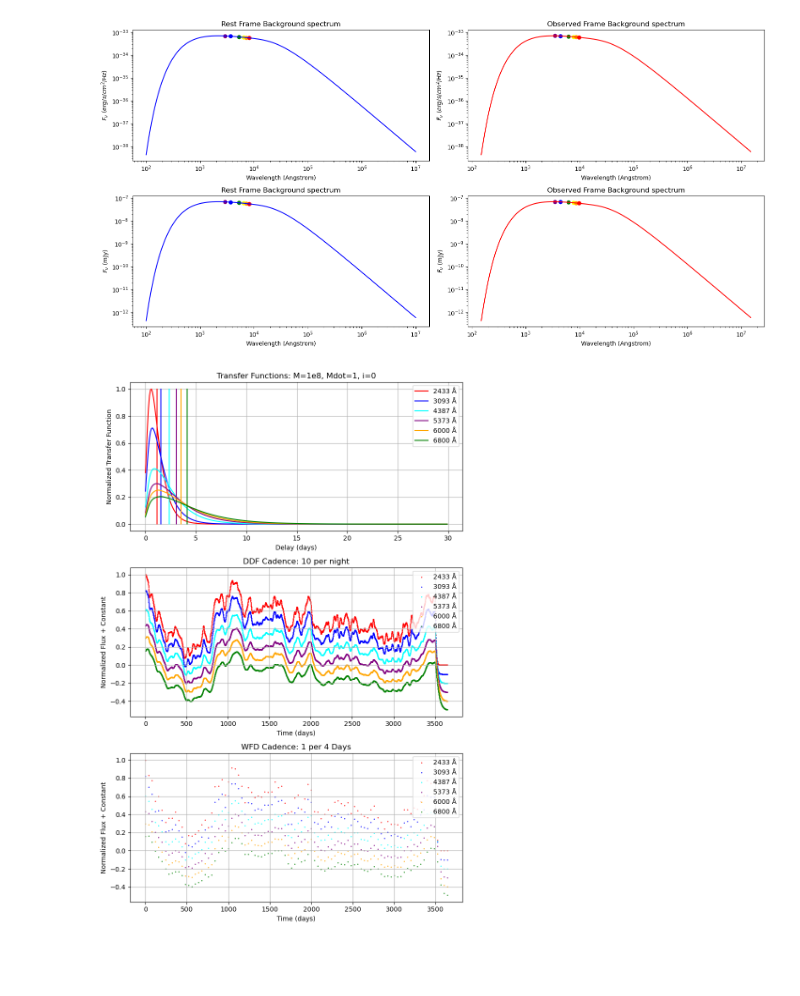
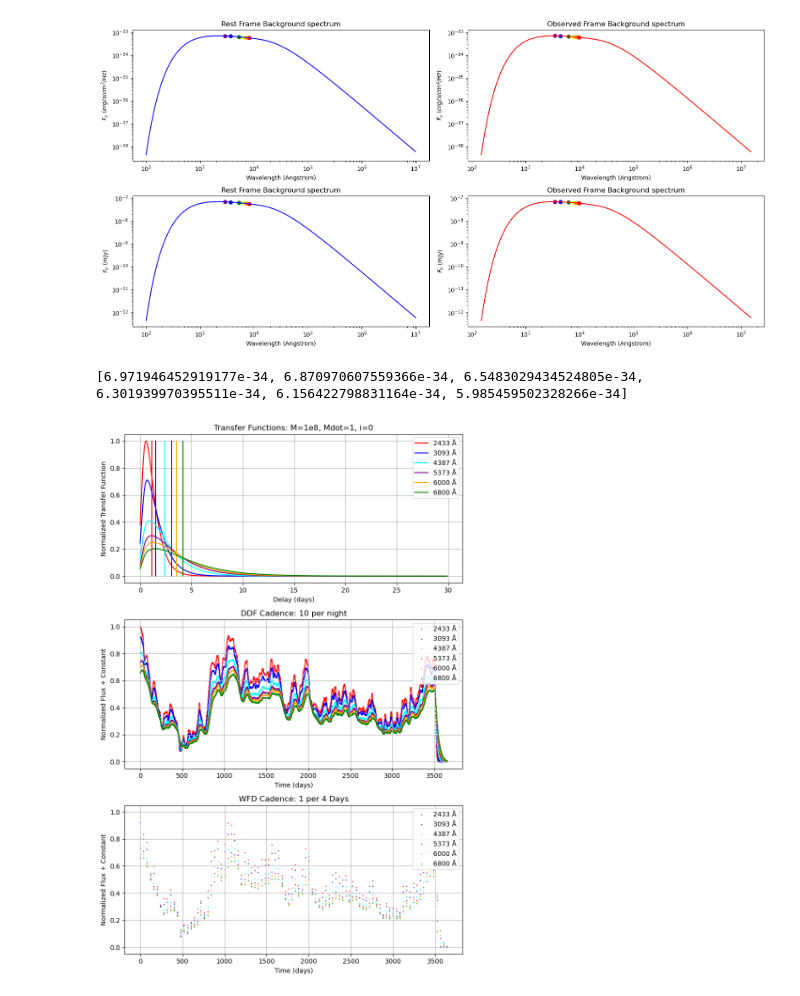
Before and after one commit to Nikko171/Dissertation_code, a Jupyter notebook: light_curves_pipeline.ipynb, the cells around one changed output. Drawn from its saved outputs; the diff is of its cells as text; code cells hidden in the pictures; blank space fills up the shorter version.

Commit message:
First attempt to scaling the light curves
Using the flux variation fraction from Fausnaugh 2016 and continuum spectrum in mJy

```diff
--- a/light_curves_pipeline.ipynb
+++ b/light_curves_pipeline.ipynb
@@ -547,6 +547,10 @@ plt.tight_layout()
 plt.show()
 # %% [output]
 [figure]
+# %%
+print(background_L)
+# %% [output]
+[6.971946452919177e-34, 6.870970607559366e-34, 6.5483029434524805e-34, 6.301939970395511e-34, 6.156422798831164e-34, 5.985459502328266e-34]
 # %%
 # Define the list of wavelengths
 wavref = [3650,4640,6580,8060,9000,10200]
@@ -593,38 +597,40 @@ for i, wav in enumerate(wav_list):
     axs[0].plot([mean,mean],[0.0,1.0],color=color[i],label=None)
 
     # Plot the convolved light curve
-    axs[1].scatter(days[::1], normalize_convolved_light_curve[::1]-i*0.1,s=0.5,color=color[i], label=f'{int(wav)} Å')
-    axs[2].scatter(days[::40], normalize_convolved_light_curve[::40]-i*0.1,s=0.5,color=color[i], label=f'{int(wav)} Å')
-    #axs[1].scatter(days[::1], normalize_convolved_light_curve[::1]+background_L[i],s=0.5,color=color[i], label=f'{int(wav)} Å')
-    #axs[2].scatter(days[::40], normalize_convolved_light_curve[::40]+background_L[i],s=0.5,color=color[i], label=f'{int(wav)} Å')
+    #axs[1].scatter(days[::1], normalize_convolved_light_curve[::1]-i*0.16,s=0.5,color=color[i], label=f'{int(wav)} Å')
+    #axs[2].scatter(days[::40], normalize_convolved_light_curve[::40]-i*0.1,s=0.5,color=color[i], label=f'{int(wav)} Å')
+    #axs[1].scatter(days[::1], normalize_convolved_light_curve[::1],s=0.5,color=color[i], label=f'{int(wav)} Å')
+    #axs[2].scatter(days[::40], normalize_convolved_light_curve[::40],s=0.5,color=color[i], label=f'{int(wav)} Å')
+    axs[1].scatter(days[::1], normalize_convolved_light_curve[::1]+background_L[i],s=0.5,color=color[i], label=f'{int(wav)} Å')
+    axs[2].scatter(days[::40], normalize_convolved_light_curve[::40]+background_L[i],s=0.5,color=color[i], label=f'{int(wav)} Å')
 
     with open( 'Data/Fiducial/z05/' +str(wav)+'_light_curve.csv', 'w', newline='') as csvfile:
         csvwriter = csv.writer(csvfile)
-        csvwriter.writerow(['time', 'flux','error'])  # Write the header
+        csvwriter.writerow(['time', 'normalised_flux [arbitary unit]','error'])  # Write the header
         for tau, flux, error  in zip(days, normalize_convolved_light_curve, errors):
             csvwriter.writerow([tau, flux, error])
 
 axs[0].set_xlabel('Delay (days)')
 axs[0].set_ylabel('Normalized Transfer Function')
 axs[0].set_title('Transfer Functions: M=1e8, Mdot=1, i=0')
 axs[0].legend()
 axs[0].grid()
 
 axs[1].set_xlabel('Time (days)')
 axs[1].set_ylabel('Normalized Flux + Constant')
 axs[1].set_title('DDF Cadence: 10 per night')
 axs[1].legend()
 axs[1].grid()
 
 axs[2].set_xlabel('Time (days)')
 axs[2].set_ylabel('Normalized Flux + Constant')
 axs[2].set_title('WFD Cadence: 1 per 4 Days')
 axs[2].legend()
 axs[2].grid()
 
 
 plt.tight_layout()
 
 plt.show()
 # %% [output]
-[figure, old version]
+[figure, new version]
```
Also changed, not shown: parts of 2 cells of this notebook, 18 other files.
